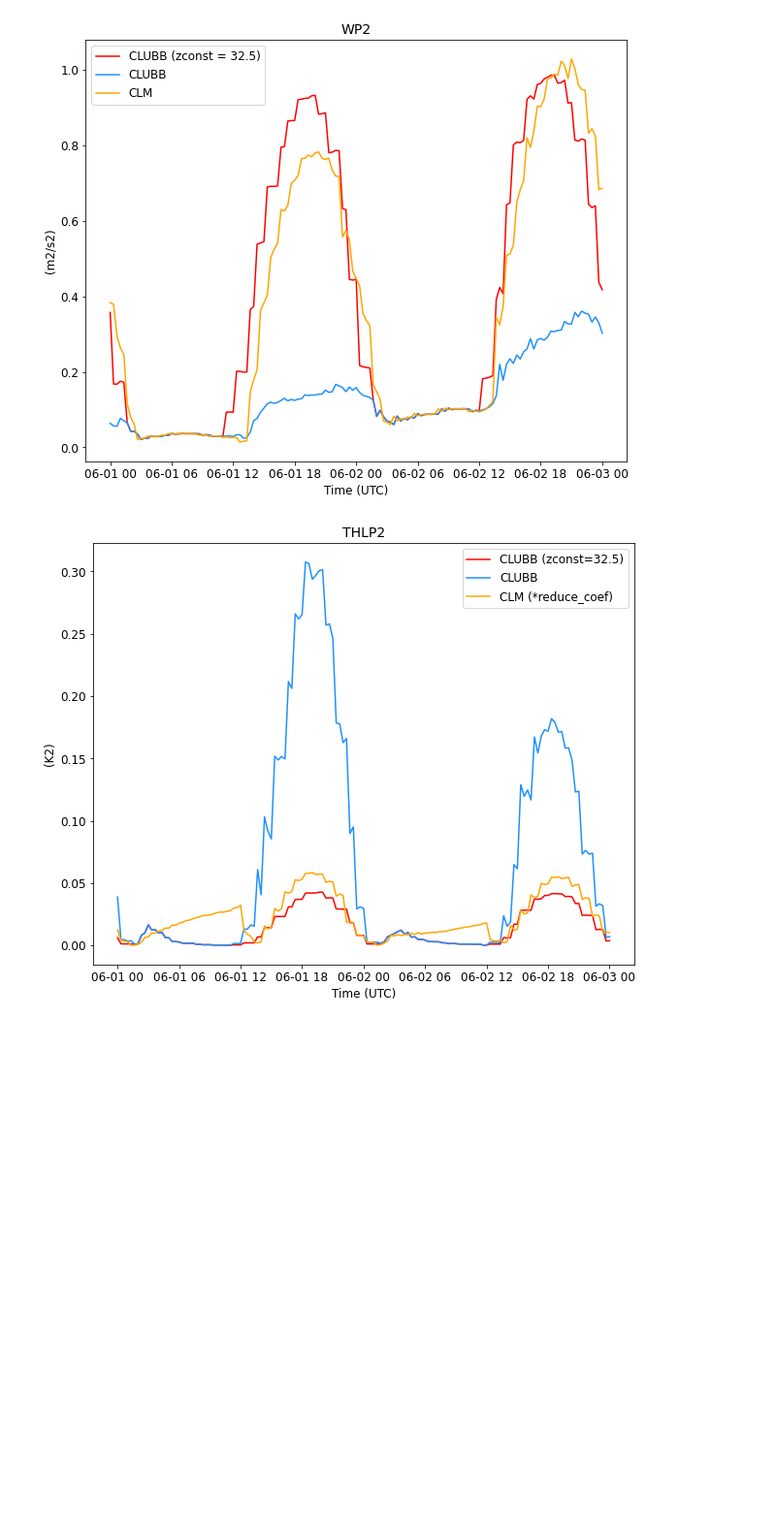
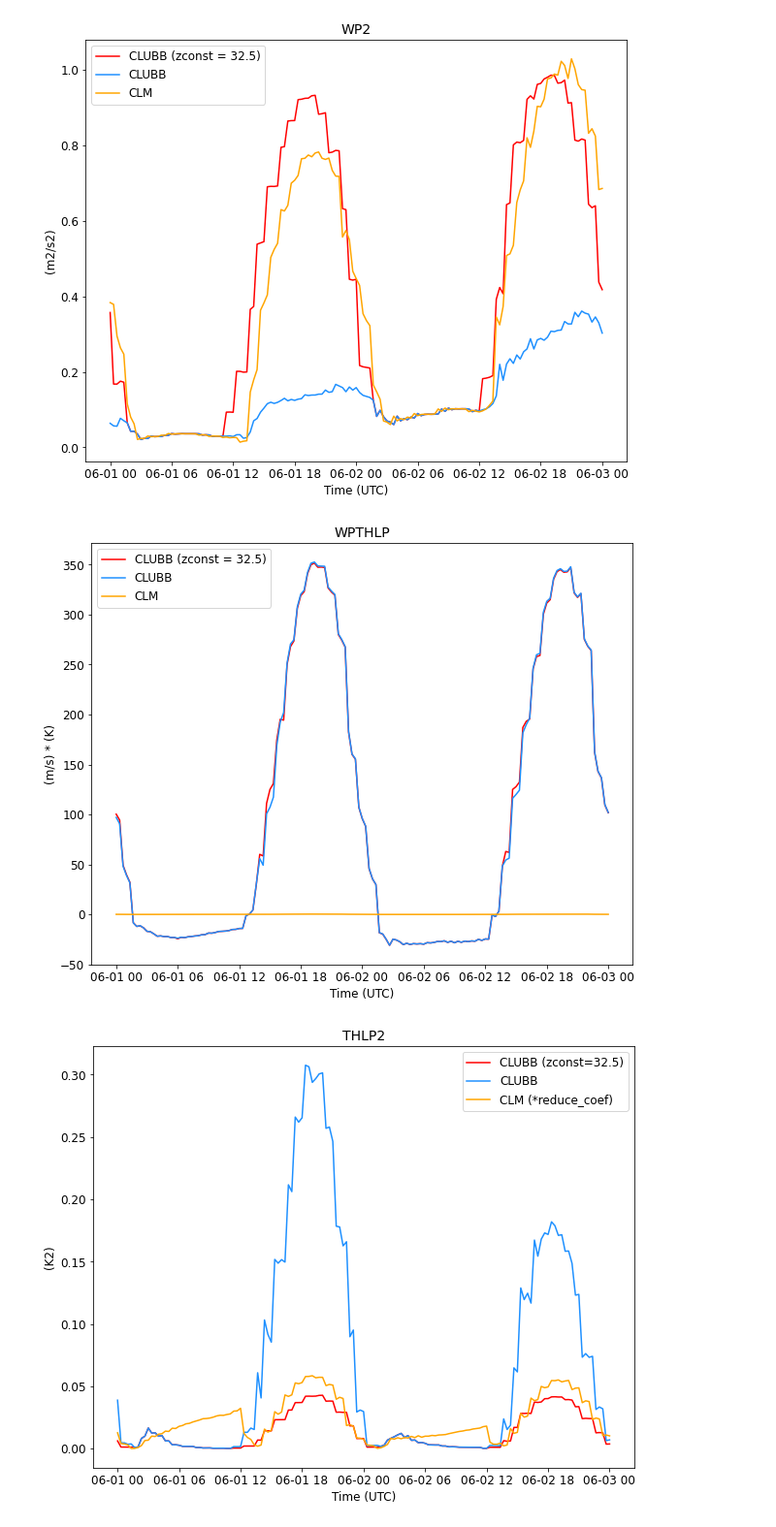
Before and after one commit to megandevlan/CLASP-CESM2_analysis, a Jupyter notebook: ZetaDifferences.ipynb, the cells around one changed output. Shown at 97% size. Cells and saved outputs as stored; diff of their text form; code cells hidden in the pictures; blank space fills up the shorter version.

```diff
--- a/ZetaDifferences.ipynb
+++ b/ZetaDifferences.ipynb
@@ -223,6 +223,22 @@ ax1.set_xlabel('Time (UTC)',fontsize=12)
 ax1.tick_params(axis='both', which='major', labelsize=12)
 # %% [output]
 [figure]
+# %%
+fig, ax1 = plt.subplots(1,1, figsize=(10, 8))
+
+ax1.plot(times[72::],np.squeeze(zconst32p5_camDS.WPTHLP_CLUBB.values)[72::,-1],'red',label='CLUBB (zconst = 32.5)')
+ax1.plot(times[72::],np.squeeze(zconst1_camDS.WPTHLP_CLUBB.values)[72::,-1],'dodgerblue',label='CLUBB')
+ax1.plot(times[72::],np.squeeze(zconst32p5_clmDS.WPTHLP_CLUBB.values)[72::],'orange',label='CLM')
+# ax1.plot(times[72::],np.squeeze(zconst1_clmDS.WP2_CLUBB.values)[72::],'orange',label='CLM')
+
+ax1.legend(fontsize=12)
+ax1.set_title('WPTHLP',fontsize=14)
+ax1.set_ylabel('(m/s) * (K)',fontsize=12)
+ax1.set_xlabel('Time (UTC)',fontsize=12)
+
+ax1.tick_params(axis='both', which='major', labelsize=12)
+# %% [output]
+[figure, added]
 # %%
 reduce_coef = 0.2
 # %%
```
Also changed, not shown: parts of 11 cells of this notebook, 7 other files.
